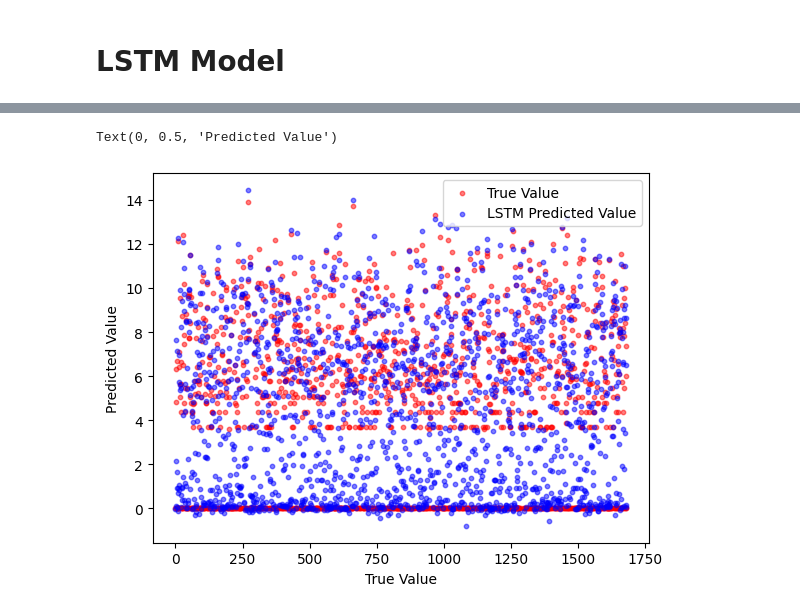
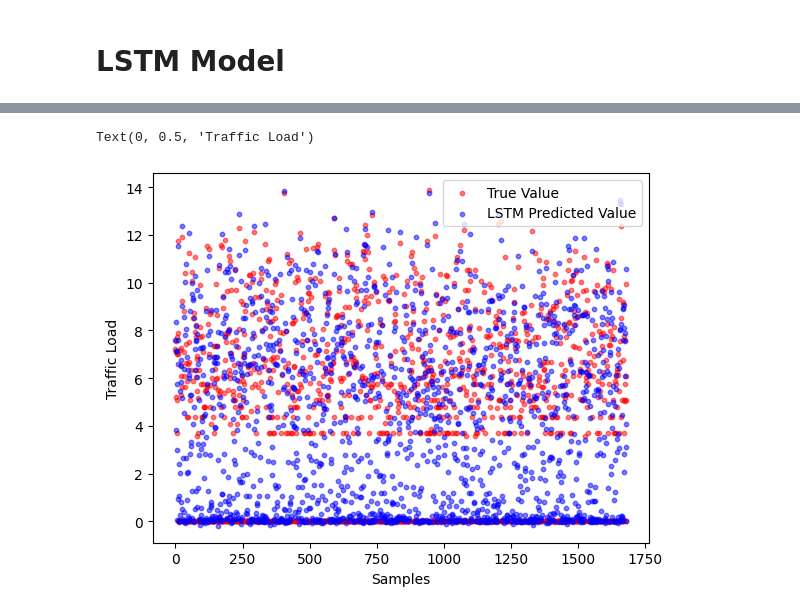
Before and after one commit to DarkQuark26/train-commerce-forecasting, a Jupyter notebook: scratchpad/LSTM.ipynb, the cells around one changed output, grey strips where cells are left out. Cells and saved outputs as stored; diff of their text form; code cells hidden in the pictures.

```diff
--- a/scratchpad/LSTM.ipynb
+++ b/scratchpad/LSTM.ipynb
@@ -232,8 +232,8 @@ import numpy as np
 # %%
 # Hyperparameters
 input_size = x_train.shape[1]  # Number of features
-hidden_size = 128  # Number of LSTM units
-num_layers = 2  # Number of LSTM layers
+hidden_size = 256  # Number of LSTM units
+num_layers = 4  # Number of LSTM layers
 output_size = 1  # Single target variable
 learning_rate = 0.001
 batch_size = 64
@@ -474,13 +479,13 @@ plt.show()
 # %%
 #plot the difference between y_test_All_Traffic and y_pred_lasso and y_pred_ridge
 fig, ax = plt.subplots()
 x_ax = range(len(y_test_All_Traffic))
 ax.scatter(x_ax, y_true, c='r', label='True Value',alpha=0.5,s=10)
 ax.scatter(x_ax, y_pred, c='b', label='LSTM Predicted Value',alpha=0.5,s=10)
 
 ax.legend()
-plt.xlabel('True Value')
-plt.ylabel('Predicted Value')
+plt.xlabel('Samples')
+plt.ylabel('Traffic Load')
 # %% [output]
-Text(0, 0.5, 'Predicted Value')
+Text(0, 0.5, 'Traffic Load')
-[figure, old version]
+[figure, new version]
```
Also changed, not shown: parts of 4 cells of this notebook.
